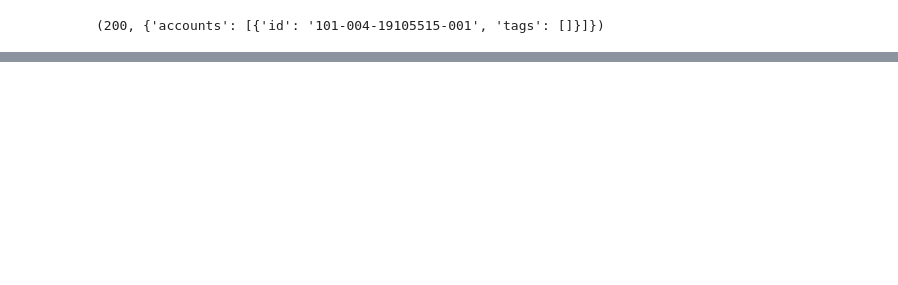
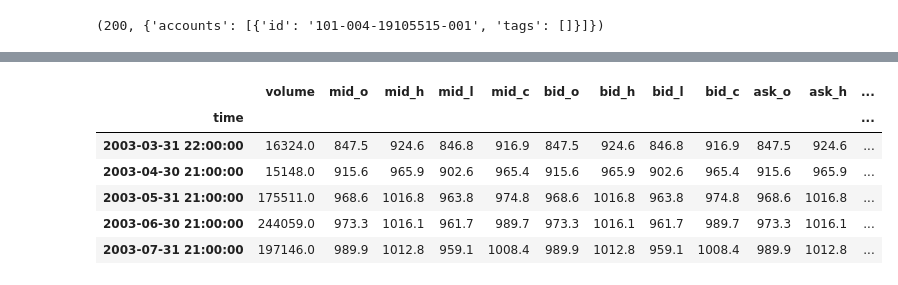
Before and after one commit to camiloblanco/AlgoTrading, a Jupyter notebook: 5_dev/04_White_Robot/White_Robot_V_1_0.ipynb, the cells around one changed output, grey strips where cells are left out. Saved outputs shown, nothing was run; the diff lists cells and outputs as text; code cells hidden in the pictures; blank space fills up the shorter version.

```diff
--- a/5_dev/04_White_Robot/White_Robot_V_1_0.ipynb
+++ b/5_dev/04_White_Robot/White_Robot_V_1_0.ipynb
@@ -28,0 +30,16 @@ candle_data.head()
+# %%
+# Retrieve the index data as a time-series dataframe usign a date range
+asset_name="SPX500_USD"
+granularity="M"
+from_date = pd.to_datetime('1/1/2003')
+to_date  = pd.to_datetime('4/30/2021')
+candle_data = oandaAcc.get_candles_dates(asset_name, granularity,from_date,to_date)
+candle_data.head()
+# %% [output]
+|  | volume | mid_o | mid_h | mid_l | mid_c | bid_o | bid_h | bid_l | bid_c | ask_o | ask_h | ... |
+| time |  |  |  |  |  |  |  |  |  |  |  | ... |
+| 2003-03-31 22:00:00 | 16324.0 | 847.5 | 924.6 | 846.8 | 916.9 | 847.5 | 924.6 | 846.8 | 916.9 | 847.5 | 924.6 | ... |
+| 2003-04-30 21:00:00 | 15148.0 | 915.6 | 965.9 | 902.6 | 965.4 | 915.6 | 965.9 | 902.6 | 965.4 | 915.6 | 965.9 | ... |
+| 2003-05-31 21:00:00 | 175511.0 | 968.6 | 1016.8 | 963.8 | 974.8 | 968.6 | 1016.8 | 963.8 | 974.8 | 968.6 | 1016.8 | ... |
+| 2003-06-30 21:00:00 | 244059.0 | 973.3 | 1016.1 | 961.7 | 989.7 | 973.3 | 1016.1 | 961.7 | 989.7 | 973.3 | 1016.1 | ... |
+| 2003-07-31 21:00:00 | 197146.0 | 989.9 | 1012.8 | 959.1 | 1008.4 | 989.9 | 1012.8 | 959.1 | 1008.4 | 989.9 | 1012.8 | ... |
```
Also changed, not shown: parts of 8 cells of this notebook, 1 other file.
